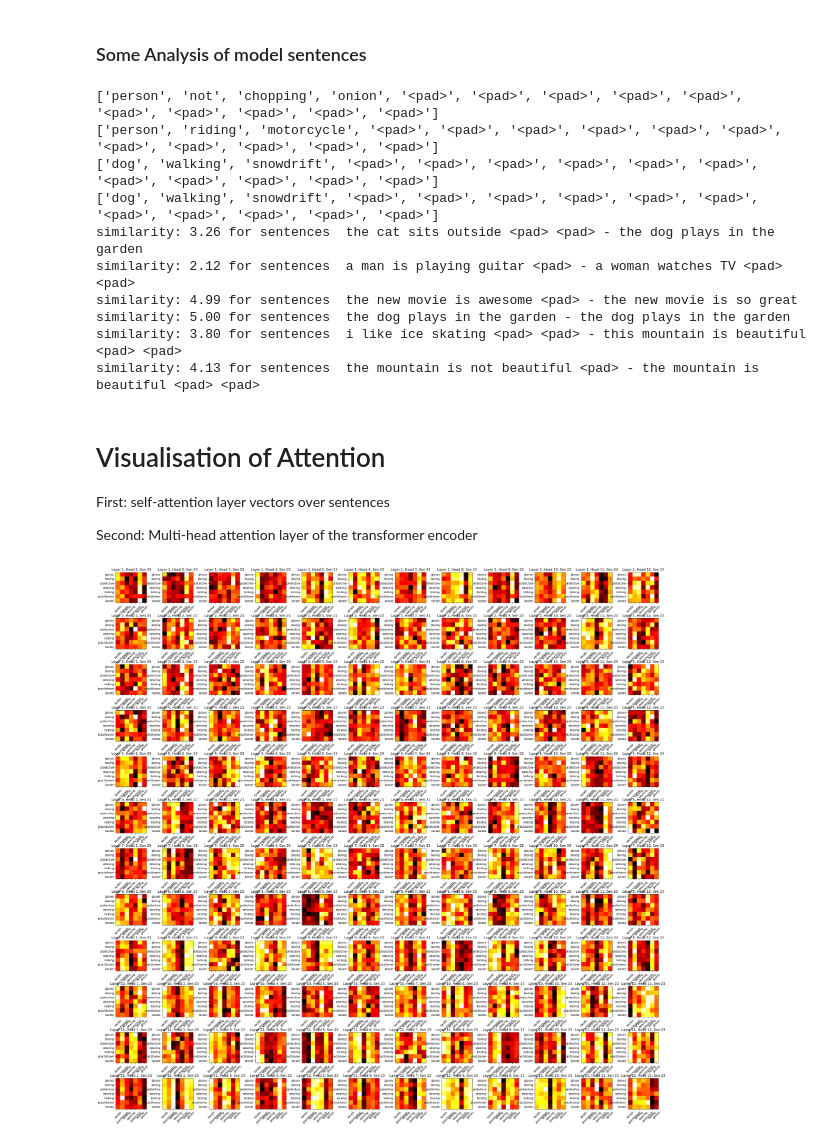
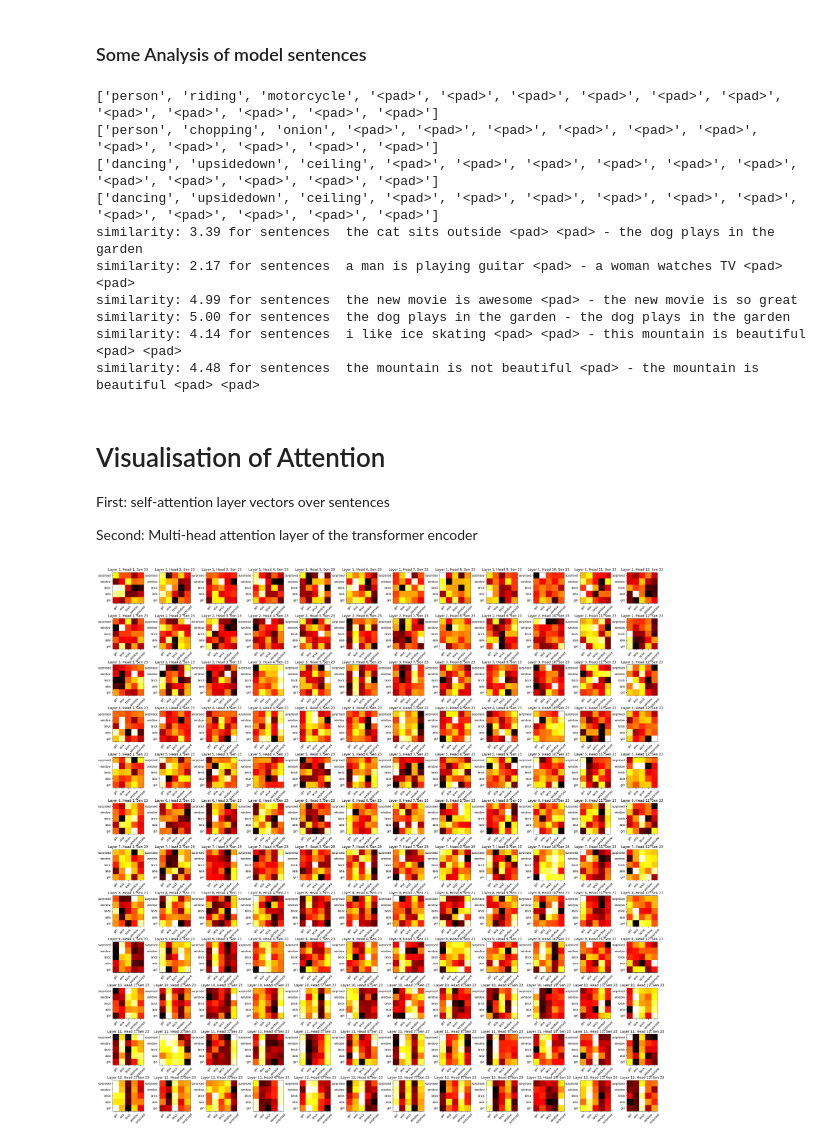
Before and after one commit to Serbernari/NNTI_project, a Jupyter notebook: task2/Task2.ipynb, the cells around one changed output. Cells and saved outputs as stored; diff of their text form; code cells hidden in the pictures.

Commit message:
genetic algorithm changes

```diff
--- a/task2/Task2.ipynb
+++ b/task2/Task2.ipynb
@@ -113,11 +134,7 @@ if hyper_param_search:
 # %% [markdown]
 ## Part 3. Training
 # %%
-## INFO:root:Starting train for model with parameters hidden_size=188,lstm_layers=7,fc=64,dropout=0.28921560924210954,a_hs=400,a_os=30,p=0.6823968789902922, lr=0.0005, e_layers=5, output_size=135
-## INFO:root:model with score 0.7053653888671435 and parameters hidden_size=465,lstm_layers=4,fc=276,dropout=0.1829432884751247,a_hs=400,a_os=1,p=0.9478965476642063, lr=8e-05, e_layers=1, output_size=271
-## Notes: with penalty, there is a steep drop off in acuracy after the first epoch -> clash of attentions?  unlearn fasttext advantage?
-## best performance with penalty of 0.0 -> self attention block does not do much, attention evenly spread across vectors
-## best model found by genetic algorithm also tries to minimize self-atttntion block impact and trust fasttext embeddings
+## Best hyperparameters:
 
 batch_size = 64
 output_size = 271
@@ -128,7 +145,7 @@ embedding_weights = sick_data.vocab.vectors
 lstm_layers = 4
 learning_rate = 8e-05
 fc_hidden_size = 276
-max_epochs = 50
+max_epochs = 5
 bidirectional = True
 dropout = 0.1829432884751247
 device = torch.device("cuda:0" if torch.cuda.is_available() else "cpu")
@@ -136,7 +153,7 @@ device = torch.device("cuda:0" if torch.cuda.is_available() else "cpu")
 self_attention_config = {
     "hidden_size": 300,  ## refers to variable 'da' in the ICLR paper
     "output_size": 1,  ## refers to variable 'r' in the ICLR paper
-    "penalty": 0.0#0.9478965476642063,  ## refers to penalty coefficient term in the ICLR paper
+    "penalty": 0.0 ## refers to penalty coefficient term in the ICLR paper
 }
 
 attention_encoder_config = {
@@ -348,16 +358,16 @@ sent_B_mh_att_matrix = best_model.sent_B_mh_att_matrix
 for i in range(len(test_sentences1)):
     print('similarity: {:.2f} for sentences  {} - {}'.format(predic[i]*5.0, test_sentences1[i], test_sentences2[i]))
 # %% [output]
-['person', 'not', 'chopping', 'onion', '<pad>', '<pad>', '<pad>', '<pad>', '<pad>', '<pad>', '<pad>', '<pad>', '<pad>', '<pad>']
 ['person', 'riding', 'motorcycle', '<pad>', '<pad>', '<pad>', '<pad>', '<pad>', '<pad>', '<pad>', '<pad>', '<pad>', '<pad>', '<pad>']
-['dog', 'walking', 'snowdrift', '<pad>', '<pad>', '<pad>', '<pad>', '<pad>', '<pad>', '<pad>', '<pad>', '<pad>', '<pad>', '<pad>']
-['dog', 'walking', 'snowdrift', '<pad>', '<pad>', '<pad>', '<pad>', '<pad>', '<pad>', '<pad>', '<pad>', '<pad>', '<pad>', '<pad>']
-similarity: 3.26 for sentences  the cat sits outside <pad> <pad> - the dog plays in the garden
-similarity: 2.12 for sentences  a man is playing guitar <pad> - a woman watches TV <pad> <pad>
+['person', 'chopping', 'onion', '<pad>', '<pad>', '<pad>', '<pad>', '<pad>', '<pad>', '<pad>', '<pad>', '<pad>', '<pad>', '<pad>']
+['dancing', 'upsidedown', 'ceiling', '<pad>', '<pad>', '<pad>', '<pad>', '<pad>', '<pad>', '<pad>', '<pad>', '<pad>', '<pad>', '<pad>']
+['dancing', 'upsidedown', 'ceiling', '<pad>', '<pad>', '<pad>', '<pad>', '<pad>', '<pad>', '<pad>', '<pad>', '<pad>', '<pad>', '<pad>']
+similarity: 3.39 for sentences  the cat sits outside <pad> <pad> - the dog plays in the garden
+similarity: 2.17 for sentences  a man is playing guitar <pad> - a woman watches TV <pad> <pad>
 similarity: 4.99 for sentences  the new movie is awesome <pad> - the new movie is so great
 similarity: 5.00 for sentences  the dog plays in the garden - the dog plays in the garden
-similarity: 3.80 for sentences  i like ice skating <pad> <pad> - this mountain is beautiful <pad> <pad>
-similarity: 4.13 for sentences  the mountain is not beautiful <pad> - the mountain is beautiful <pad> <pad>
+similarity: 4.14 for sentences  i like ice skating <pad> <pad> - this mountain is beautiful <pad> <pad>
+similarity: 4.48 for sentences  the mountain is not beautiful <pad> - the mountain is beautiful <pad> <pad>
 # %% [markdown]
 # Visualisation of Attention
 First: self-attention layer vectors over sentences
@@ -384,17 +394,17 @@ with open('colorize.html', 'a') as f:
 # %%
 from utils import plot_attention_maps
 ## Get a batch of tokenized test set sentences
 (sent1,sent2,sents1_len,sents2_len,targets,_,_,) = next(iter(sick_dataloaders['test']))
 
 ## forward pass and extract multi head attention matrices
 predic = best_model(sent1.to(device), sent2.to(device))
 sent_A_mh_att_matrix = best_model.sent_A_mh_att_matrix
 sent_B_mh_att_matrix = best_model.sent_B_mh_att_matrix
 
 ## Plot multi-head attention layers
 # for i in range(len(tokenized_sen1)):
 #     plot_attention_maps(sent1, sent_A_mh_att_matrix, i)
 #     plot_attention_maps(sent2, sent_B_mh_att_matrix, i)
-plot_attention_maps(sent1, sent_A_mh_att_matrix, 23, save=False, use_words=True)
+plot_attention_maps(sent1, sent_A_mh_att_matrix, 23, save=False, use_words=True, sick_data=sick_data)
 # %% [output]
-[figure, old version]
+[figure, new version]
```
Also changed, not shown: parts of 5 cells of this notebook, 4 other files.
